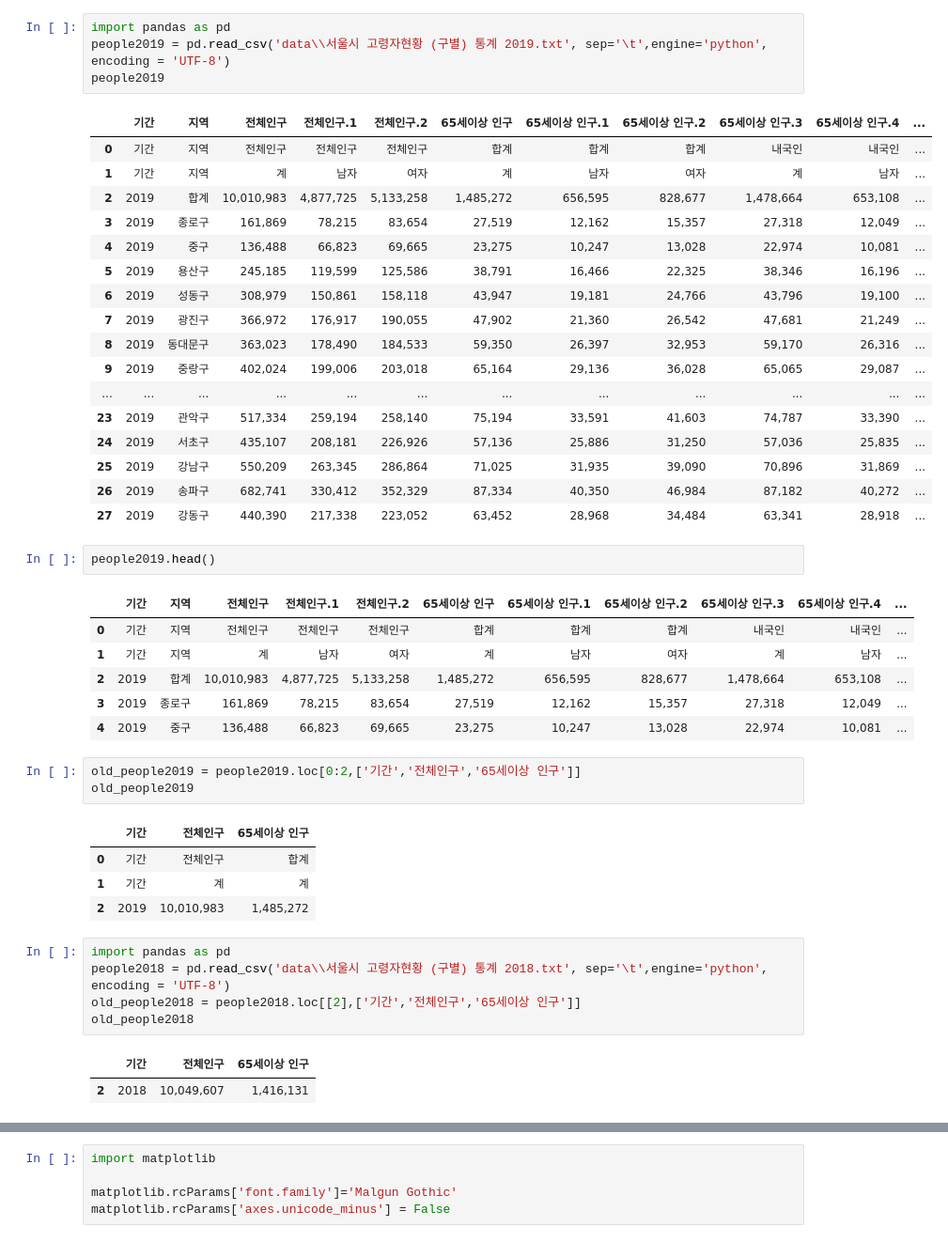
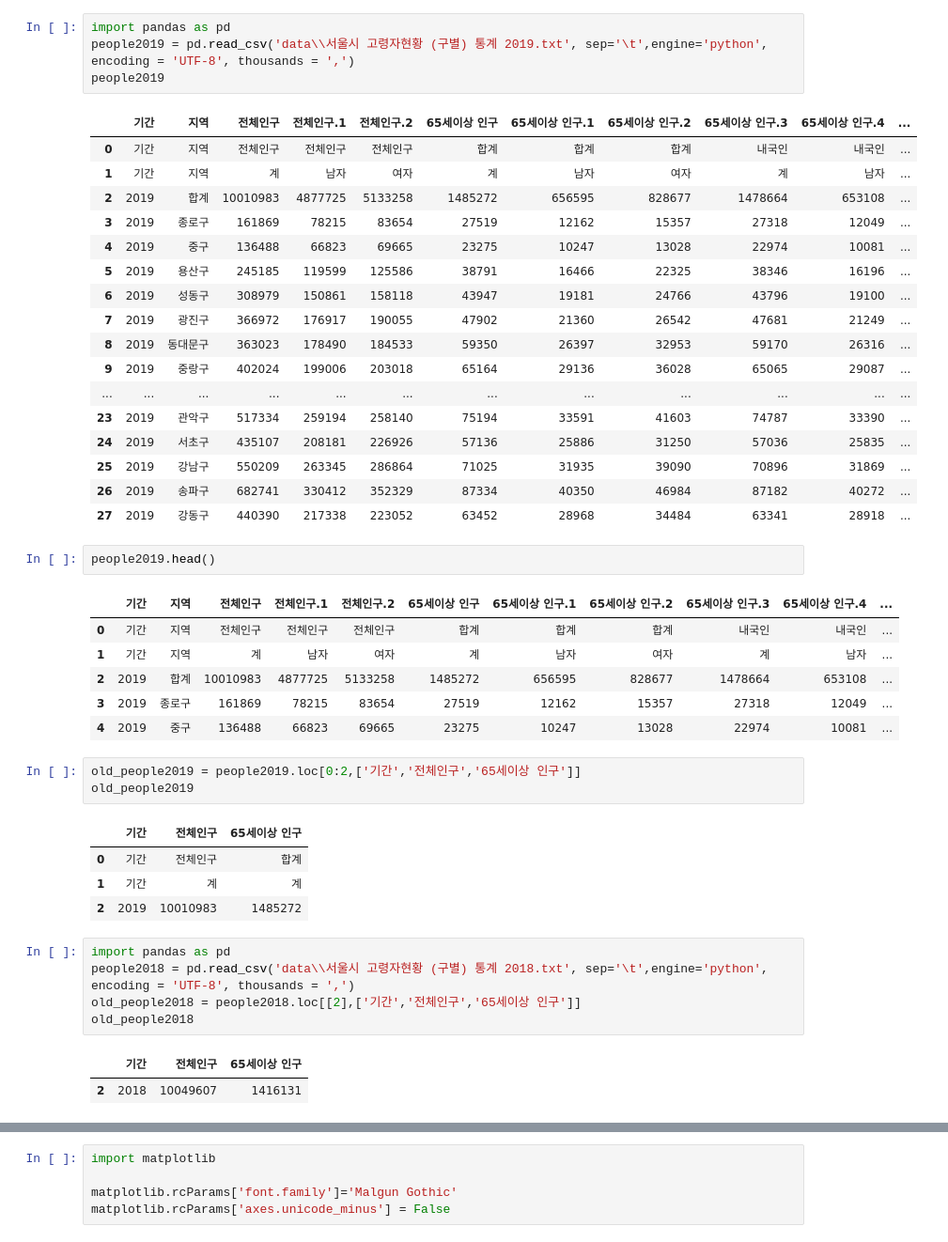
Before and after one commit to SwimmingHwang/data-visualization, a Jupyter notebook: 지역별 고령인구_20.07.29.ipynb, the cells around one changed output, grey strips where cells are left out. Shown at 94% size. Cells and saved outputs as stored; diff of their text form.

```diff
--- a/지역별 고령인구_20.07.29.ipynb
+++ b/지역별 고령인구_20.07.29.ipynb
@@ -1,34 +1,34 @@
 # %%
 import pandas as pd
-people2019 = pd.read_csv('data\\서울시 고령자현황 (구별) 통계 2019.txt', sep='\t',engine='python', encoding = 'UTF-8')
+people2019 = pd.read_csv('data\\서울시 고령자현황 (구별) 통계 2019.txt', sep='\t',engine='python', encoding = 'UTF-8', thousands = ',')
 people2019
 # %% [output]
 |  | 기간 | 지역 | 전체인구 | 전체인구.1 | 전체인구.2 | 65세이상 인구 | 65세이상 인구.1 | 65세이상 인구.2 | 65세이상 인구.3 | 65세이상 인구.4 | ... |
 | 0 | 기간 | 지역 | 전체인구 | 전체인구 | 전체인구 | 합계 | 합계 | 합계 | 내국인 | 내국인 | ... |
 | 1 | 기간 | 지역 | 계 | 남자 | 여자 | 계 | 남자 | 여자 | 계 | 남자 | ... |
-| 2 | 2019 | 합계 | 10,010,983 | 4,877,725 | 5,133,258 | 1,485,272 | 656,595 | 828,677 | 1,478,664 | 653,108 | ... |
-| 3 | 2019 | 종로구 | 161,869 | 78,215 | 83,654 | 27,519 | 12,162 | 15,357 | 27,318 | 12,049 | ... |
-| 4 | 2019 | 중구 | 136,488 | 66,823 | 69,665 | 23,275 | 10,247 | 13,028 | 22,974 | 10,081 | ... |
-| 5 | 2019 | 용산구 | 245,185 | 119,599 | 125,586 | 38,791 | 16,466 | 22,325 | 38,346 | 16,196 | ... |
-| 6 | 2019 | 성동구 | 308,979 | 150,861 | 158,118 | 43,947 | 19,181 | 24,766 | 43,796 | 19,100 | ... |
-| 7 | 2019 | 광진구 | 366,972 | 176,917 | 190,055 | 47,902 | 21,360 | 26,542 | 47,681 | 21,249 | ... |
-| 8 | 2019 | 동대문구 | 363,023 | 178,490 | 184,533 | 59,350 | 26,397 | 32,953 | 59,170 | 26,316 | ... |
-| 9 | 2019 | 중랑구 | 402,024 | 199,006 | 203,018 | 65,164 | 29,136 | 36,028 | 65,065 | 29,087 | ... |
+| 2 | 2019 | 합계 | 10010983 | 4877725 | 5133258 | 1485272 | 656595 | 828677 | 1478664 | 653108 | ... |
+| 3 | 2019 | 종로구 | 161869 | 78215 | 83654 | 27519 | 12162 | 15357 | 27318 | 12049 | ... |
+| 4 | 2019 | 중구 | 136488 | 66823 | 69665 | 23275 | 10247 | 13028 | 22974 | 10081 | ... |
+| 5 | 2019 | 용산구 | 245185 | 119599 | 125586 | 38791 | 16466 | 22325 | 38346 | 16196 | ... |
+| 6 | 2019 | 성동구 | 308979 | 150861 | 158118 | 43947 | 19181 | 24766 | 43796 | 19100 | ... |
+| 7 | 2019 | 광진구 | 366972 | 176917 | 190055 | 47902 | 21360 | 26542 | 47681 | 21249 | ... |
+| 8 | 2019 | 동대문구 | 363023 | 178490 | 184533 | 59350 | 26397 | 32953 | 59170 | 26316 | ... |
+| 9 | 2019 | 중랑구 | 402024 | 199006 | 203018 | 65164 | 29136 | 36028 | 65065 | 29087 | ... |
 | ... | ... | ... | ... | ... | ... | ... | ... | ... | ... | ... | ... |
-| 23 | 2019 | 관악구 | 517,334 | 259,194 | 258,140 | 75,194 | 33,591 | 41,603 | 74,787 | 33,390 | ... |
-| 24 | 2019 | 서초구 | 435,107 | 208,181 | 226,926 | 57,136 | 25,886 | 31,250 | 57,036 | 25,835 | ... |
-| 25 | 2019 | 강남구 | 550,209 | 263,345 | 286,864 | 71,025 | 31,935 | 39,090 | 70,896 | 31,869 | ... |
-| 26 | 2019 | 송파구 | 682,741 | 330,412 | 352,329 | 87,334 | 40,350 | 46,984 | 87,182 | 40,272 | ... |
-| 27 | 2019 | 강동구 | 440,390 | 217,338 | 223,052 | 63,452 | 28,968 | 34,484 | 63,341 | 28,918 | ... |
+| 23 | 2019 | 관악구 | 517334 | 259194 | 258140 | 75194 | 33591 | 41603 | 74787 | 33390 | ... |
+| 24 | 2019 | 서초구 | 435107 | 208181 | 226926 | 57136 | 25886 | 31250 | 57036 | 25835 | ... |
+| 25 | 2019 | 강남구 | 550209 | 263345 | 286864 | 71025 | 31935 | 39090 | 70896 | 31869 | ... |
+| 26 | 2019 | 송파구 | 682741 | 330412 | 352329 | 87334 | 40350 | 46984 | 87182 | 40272 | ... |
+| 27 | 2019 | 강동구 | 440390 | 217338 | 223052 | 63452 | 28968 | 34484 | 63341 | 28918 | ... |
 # %%
 people2019.head()
 # %% [output]
 |  | 기간 | 지역 | 전체인구 | 전체인구.1 | 전체인구.2 | 65세이상 인구 | 65세이상 인구.1 | 65세이상 인구.2 | 65세이상 인구.3 | 65세이상 인구.4 | ... |
 | 0 | 기간 | 지역 | 전체인구 | 전체인구 | 전체인구 | 합계 | 합계 | 합계 | 내국인 | 내국인 | ... |
 | 1 | 기간 | 지역 | 계 | 남자 | 여자 | 계 | 남자 | 여자 | 계 | 남자 | ... |
-| 2 | 2019 | 합계 | 10,010,983 | 4,877,725 | 5,133,258 | 1,485,272 | 656,595 | 828,677 | 1,478,664 | 653,108 | ... |
-| 3 | 2019 | 종로구 | 161,869 | 78,215 | 83,654 | 27,519 | 12,162 | 15,357 | 27,318 | 12,049 | ... |
-| 4 | 2019 | 중구 | 136,488 | 66,823 | 69,665 | 23,275 | 10,247 | 13,028 | 22,974 | 10,081 | ... |
+| 2 | 2019 | 합계 | 10010983 | 4877725 | 5133258 | 1485272 | 656595 | 828677 | 1478664 | 653108 | ... |
+| 3 | 2019 | 종로구 | 161869 | 78215 | 83654 | 27519 | 12162 | 15357 | 27318 | 12049 | ... |
+| 4 | 2019 | 중구 | 136488 | 66823 | 69665 | 23275 | 10247 | 13028 | 22974 | 10081 | ... |
 # %%
 old_people2019 = people2019.loc[0:2,['기간','전체인구','65세이상 인구']]
 old_people2019
@@ -36,14 +36,14 @@ old_people2019
 |  | 기간 | 전체인구 | 65세이상 인구 |
 | 0 | 기간 | 전체인구 | 합계 |
 | 1 | 기간 | 계 | 계 |
-| 2 | 2019 | 10,010,983 | 1,485,272 |
+| 2 | 2019 | 10010983 | 1485272 |
 # %%
 import pandas as pd
-people2018 = pd.read_csv('data\\서울시 고령자현황 (구별) 통계 2018.txt', sep='\t',engine='python', encoding = 'UTF-8')
+people2018 = pd.read_csv('data\\서울시 고령자현황 (구별) 통계 2018.txt', sep='\t',engine='python', encoding = 'UTF-8', thousands = ',')
 old_people2018 = people2018.loc[[2],['기간','전체인구','65세이상 인구']]
 old_people2018
 # %% [output]
 |  | 기간 | 전체인구 | 65세이상 인구 |
-| 2 | 2018 | 10,049,607 | 1,416,131 |
+| 2 | 2018 | 10049607 | 1416131 |
 # %%
 import pandas as pd
```
Also changed, not shown: parts of 19 cells of this notebook, 47 other files.
